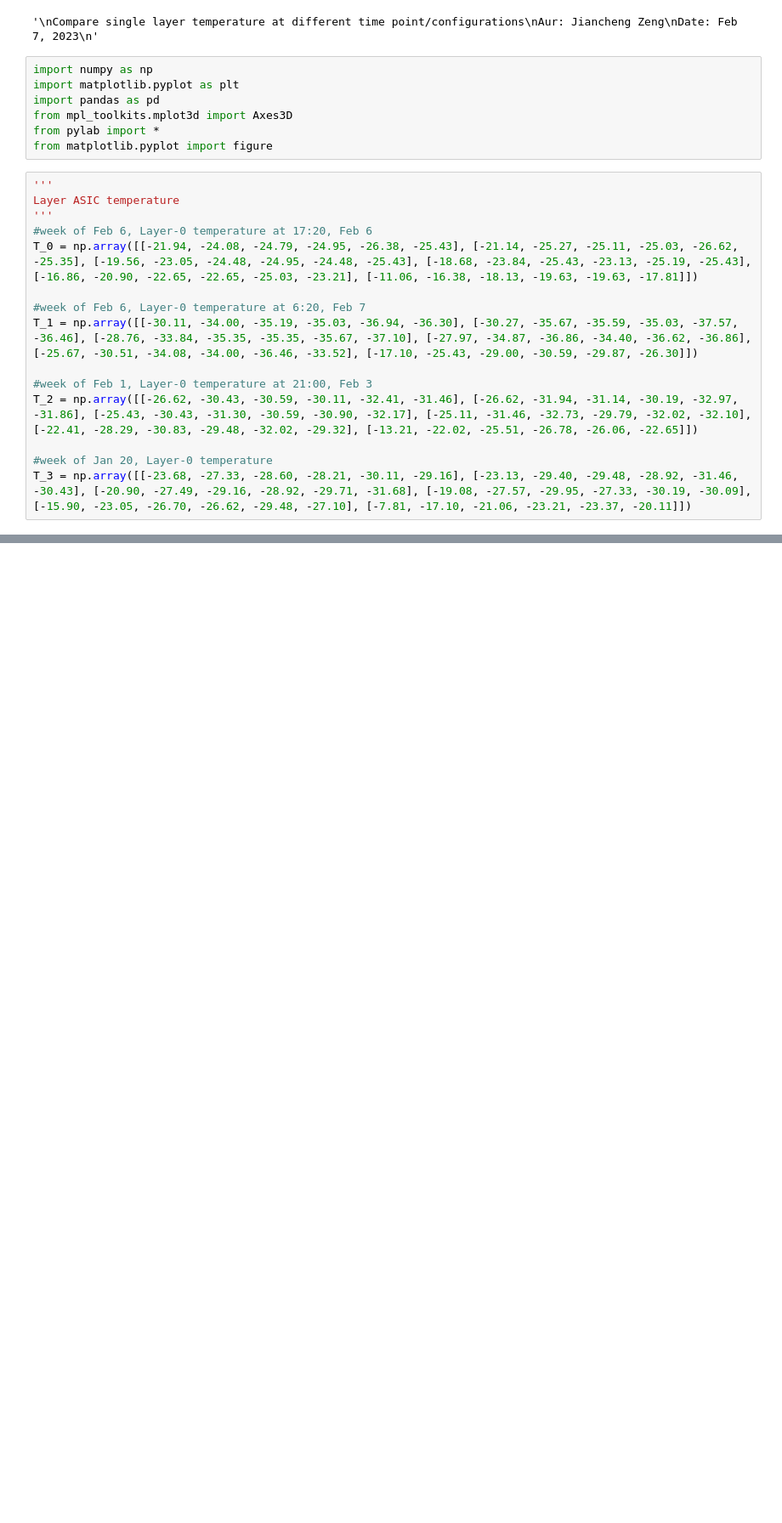
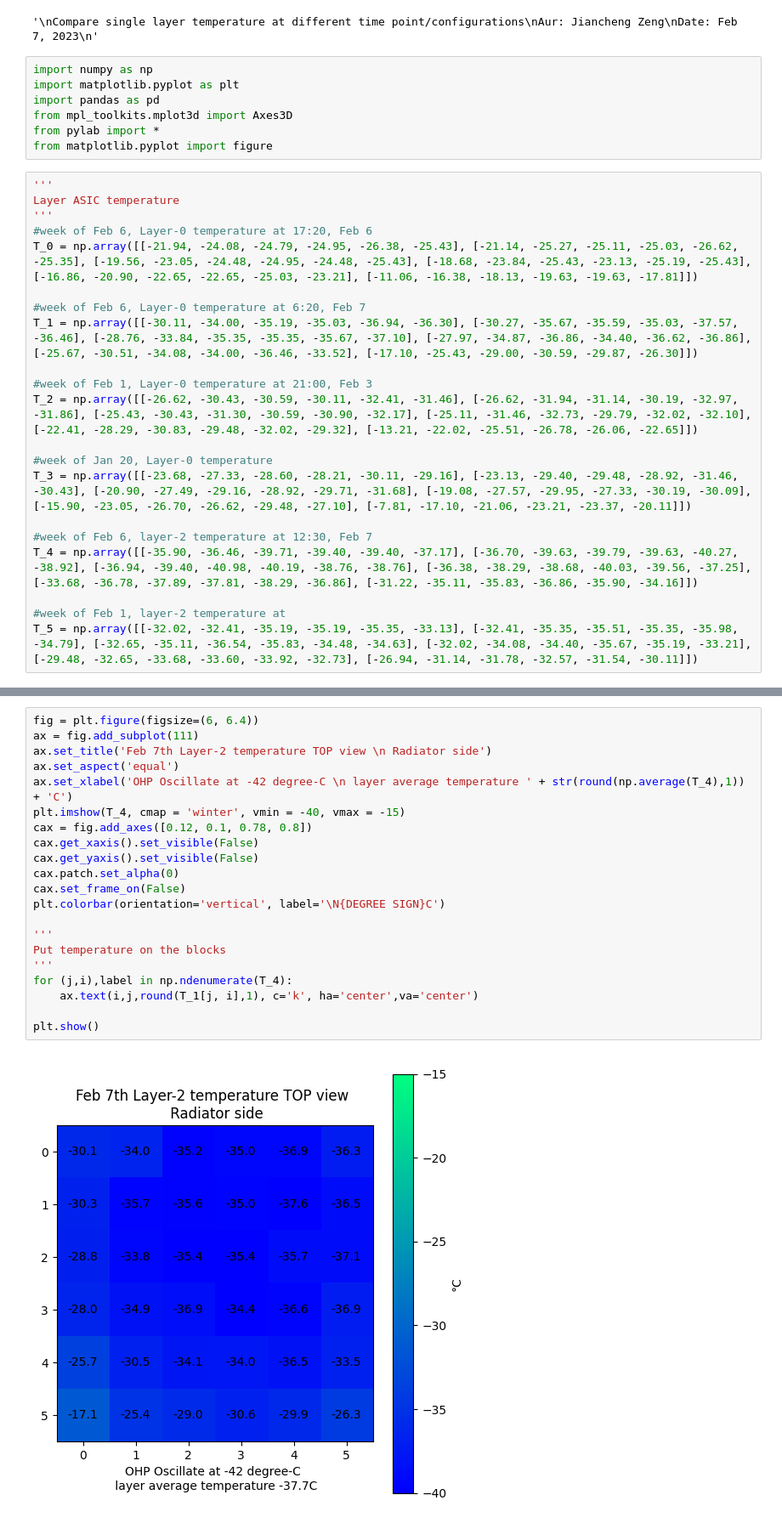
Before and after one commit to Eclipsedclaw/GAPS_thermal, a Jupyter notebook: Layer_temperature_comparison.ipynb, the cells around one changed output, grey strips where cells are left out. Shown: that part at 85% size. Drawn from its saved outputs; the diff is of its cells as text; blank space fills up the shorter version.

Commit message:
230208-add scripts for week of Feb 6

```diff
--- a/Layer_temperature_comparison.ipynb
+++ b/Layer_temperature_comparison.ipynb
@@ -28,6 +28,12 @@ T_2 = np.array([[-26.62, -30.43, -30.59, -30.11, -32.41, -31.46], [-26.62, -31.9
 
 #week of Jan 20, Layer-0 temperature
 T_3 = np.array([[-23.68, -27.33, -28.60, -28.21, -30.11, -29.16], [-23.13, -29.40, -29.48, -28.92, -31.46, -30.43], [-20.90, -27.49, -29.16, -28.92, -29.71, -31.68], [-19.08, -27.57, -29.95, -27.33, -30.19, -30.09], [-15.90, -23.05, -26.70, -26.62, -29.48, -27.10], [-7.81, -17.10, -21.06, -23.21, -23.37, -20.11]])
+
+#week of Feb 6, layer-2 temperature at 12:30, Feb 7
+T_4 = np.array([[-35.90, -36.46, -39.71, -39.40, -39.40, -37.17], [-36.70, -39.63, -39.79, -39.63, -40.27, -38.92], [-36.94, -39.40, -40.98, -40.19, -38.76, -38.76], [-36.38, -38.29, -38.68, -40.03, -39.56, -37.25], [-33.68, -36.78, -37.89, -37.81, -38.29, -36.86], [-31.22, -35.11, -35.83, -36.86, -35.90, -34.16]])
+
+#week of Feb 1, layer-2 temperature at
+T_5 = np.array([[-32.02, -32.41, -35.19, -35.19, -35.35, -33.13], [-32.41, -35.35, -35.51, -35.35, -35.98, -34.79], [-32.65, -35.11, -36.54, -35.83, -34.48, -34.63], [-32.02, -34.08, -34.40, -35.67, -35.19, -33.21], [-29.48, -32.65, -33.68, -33.60, -33.92, -32.73], [-26.94, -31.14, -31.78, -32.57, -31.54, -30.11]])
 # %%
 fig = plt.figure(figsize=(6, 6.4))
 ax = fig.add_subplot(111)
@@ -73,3 +79,26 @@ plt.legend()
 plt.show()
 # %% [output]
 [figure]
+# %%
+fig = plt.figure(figsize=(6, 6.4))
+ax = fig.add_subplot(111)
+ax.set_title('Feb 7th Layer-2 temperature TOP view \n Radiator side')
+ax.set_aspect('equal')
+ax.set_xlabel('OHP Oscillate at -42 degree-C \n layer average temperature ' + str(round(np.average(T_4),1)) + 'C')
+plt.imshow(T_4, cmap = 'winter', vmin = -40, vmax = -15)
+cax = fig.add_axes([0.12, 0.1, 0.78, 0.8])
+cax.get_xaxis().set_visible(False)
+cax.get_yaxis().set_visible(False)
+cax.patch.set_alpha(0)
+cax.set_frame_on(False)
+plt.colorbar(orientation='vertical', label='\N{DEGREE SIGN}C')
+
+'''
+Put temperature on the blocks
+'''
+for (j,i),label in np.ndenumerate(T_4):
+    ax.text(i,j,round(T_1[j, i],1), c='k', ha='center',va='center')
+
+plt.show()
+# %% [output]
+[figure, added]
```
Also changed, not shown: parts of 3 cells of this notebook, 3 other files.
